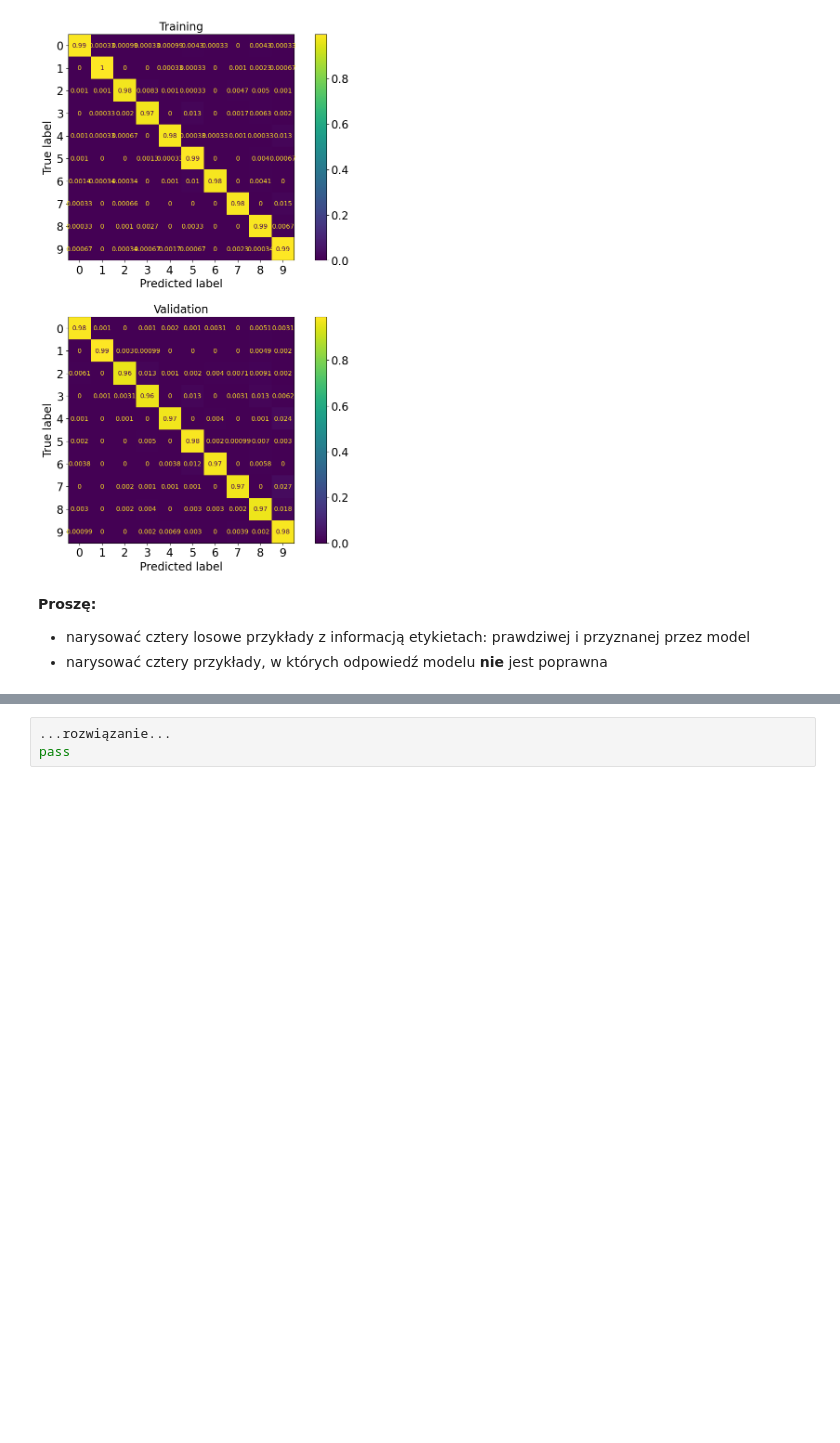
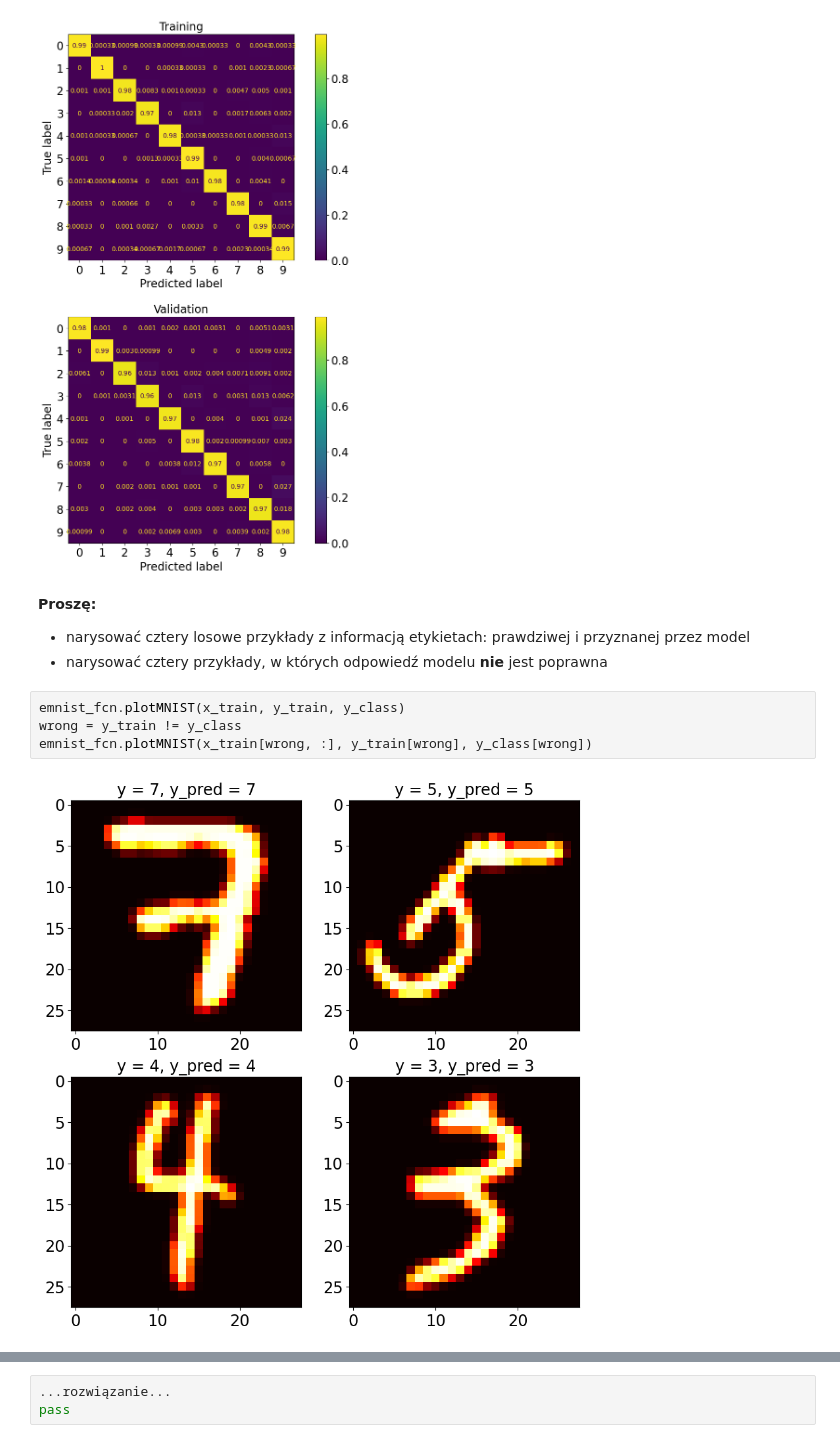
Before and after one commit to bkasza/MLII, a Jupyter notebook: 05_Sieci_w_pelni_polaczone_2.ipynb, the cells around one changed output, grey strips where cells are left out. Cells and saved outputs as stored; diff of their text form; blank space fills up the shorter version.

```diff
--- a/05_Sieci_w_pelni_polaczone_2.ipynb
+++ b/05_Sieci_w_pelni_polaczone_2.ipynb
@@ -412,3 +441,9 @@ pass
 
 * narysować cztery losowe przykłady z informacją etykietach: prawdziwej i przyznanej przez model
 * narysować cztery przykłady, w których odpowiedź modelu **nie** jest poprawna
+# %%
+emnist_fcn.plotMNIST(x_train, y_train, y_class)
+wrong = y_train != y_class
+emnist_fcn.plotMNIST(x_train[wrong, :], y_train[wrong], y_class[wrong])
+# %% [output]
+[figure, added]
```
Also changed, not shown: parts of 11 cells of this notebook.
